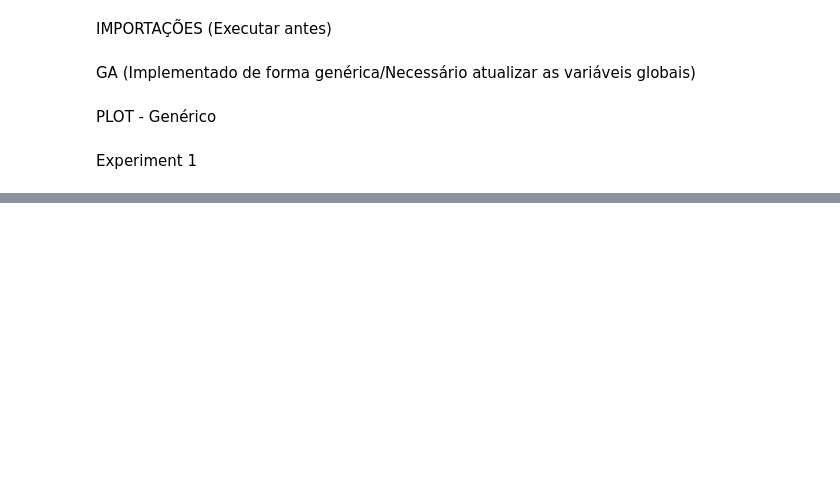
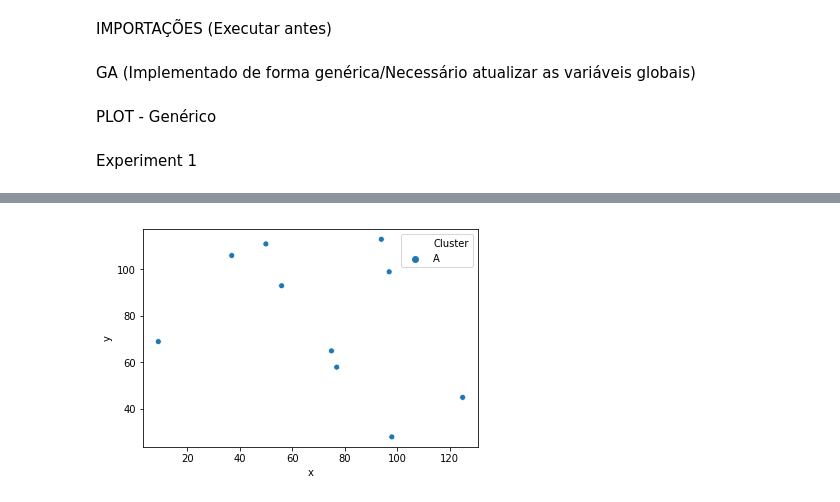
Before and after one commit to karinepestana/SE-ClusterGA, a Jupyter notebook: GA.ipynb, the cells around one changed output, grey strips where cells are left out. Cells and saved outputs as stored; diff of their text form; code cells hidden in the pictures; blank space fills up the shorter version.

Commit message:
GA e plot prontos

```diff
--- a/GA.ipynb
+++ b/GA.ipynb
@@ -74,11 +73,11 @@ def atualiza_centroides(individuos, k, clusters):
 
     for i in range(0, k):
         aux = [individuos[j], individuos[j+1]]
-        j +=2
+        j += 2
         novos_centroides.append(aux)
 
-        for j in clusters[i]:
-            x, y = j
+        for aux in clusters[i]:
+            x, y = aux
             novos_centroides[i][0] += x
             novos_centroides[i][1] += y
 
@@ -89,9 +88,11 @@ def atualiza_centroides(individuos, k, clusters):
 #Função de avaliação individual de cada individuo
 def evalOneMax(individual):
 
+    #print(individual)
+
     #Faz a conversão para decimal
     individuos = converte_individuos(individual, n_clusters)
-    print(len(individuos))
+    print("ind: " + str(individuos))
 
     #Fase 1: distancia euclidiana em função dos pontos do dadaset e definição dos clusters
     clusters = separa_clusters(datasettestado, individuos, n_clusters)
@@ -102,9 +103,12 @@ def evalOneMax(individual):
     #Apartir dos novos centroides as distâncias são recalculadas, gerando a função de avaliação
     m = 0
     j = 0
-    for item in clusters:
-        m += distanciaEuclidiana(item, (novos_centroides[j], novos_centroides[j+1]))
-        j += 2
+    c = 0
+
+    for lista in clusters:
+        for item in lista:
+            m += distanciaEuclidiana(item, (novos_centroides[c][j], novos_centroides[c][j+1]))
+        c += 1
 
     if m != 0:
         f = 1/m
@@ -175,14 +179,14 @@ def gera_dataframe(dataset, k, res):
     id_cluster = []
     c = 0
 
-    centroides = converte_individuos(res)
+    centroides = converte_individuos(res, k)
     clusters = separa_clusters(dataset, centroides, k)
 
     for item in clusters:
         x, y, idi_cluster = gera_pontos(item, dic_cluster[c])
-        x_list.append(x)
-        y_list.append(y)
-        id_cluster.append(idi_cluster)
+        x_list = x_list + x
+        y_list = y_list + y
+        id_cluster =  id_cluster + idi_cluster
         c +=1
 
     data = {'x': x_list,
@@ -195,7 +199,7 @@ def gera_dataframe(dataset, k, res):
     return df
 # %%
 def gera_plot(dataset, k, res):
-    df = gera_dataframe(dataset, k)
+    df = gera_dataframe(dataset, k, res)
     tips = sns.load_dataset("tips")
     ax = sns.scatterplot(x="x", y="y",hue="Cluster", data=df)
 # %% [markdown]
@@ -215,0 +240,9 @@ gera_plot(datasettestado, n_clusters, top10[0])
+# %%
+#Dataset 2
+n_clusters = 2
+datasettestado =  dataset2
+
+top10 = GA()
+gera_plot(datasettestado, n_clusters, top10[0])
+# %% [output]
+[figure, added]
```
Also changed, not shown: parts of 4 cells of this notebook.
